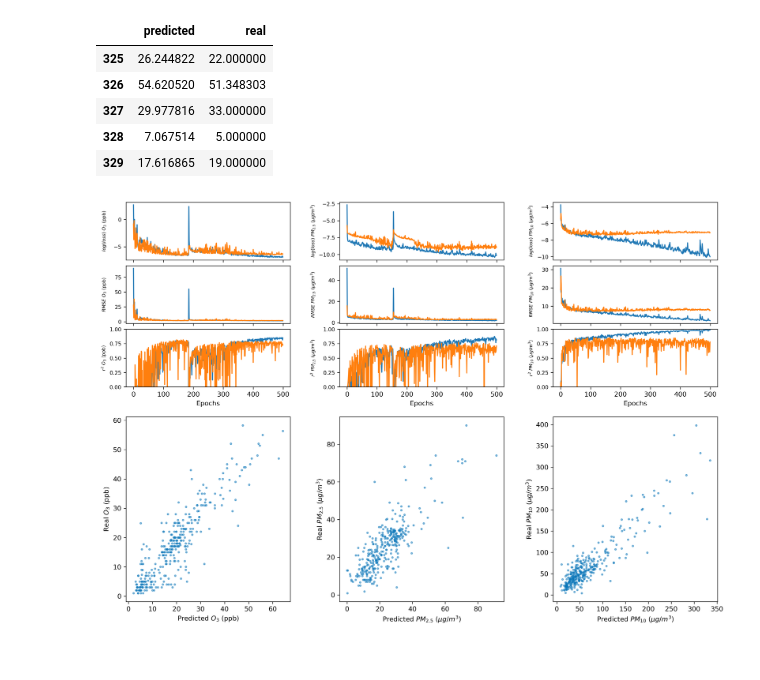
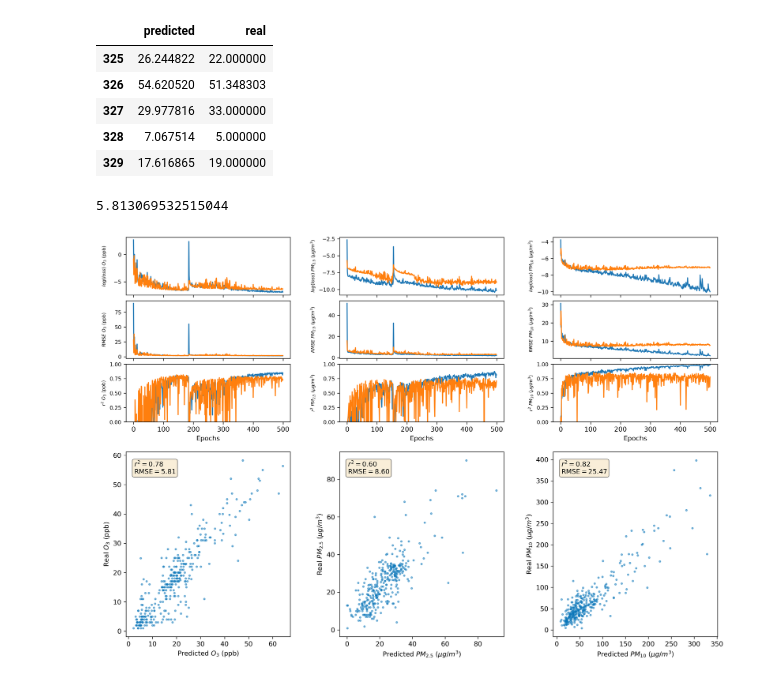
Before and after one commit to gucoloradoc/AQF, a Jupyter notebook: notebooks/Neural_networks_visualizations.ipynb, the cells around one changed output. Saved outputs shown, nothing was run; the diff lists cells and outputs as text; code cells hidden in the pictures.

Commit message:
Draft to editorial revision figures

```diff
--- a/notebooks/Neural_networks_visualizations.ipynb
+++ b/notebooks/Neural_networks_visualizations.ipynb
@@ -44,3 +47,8 @@ testmetrics[0].tail()
+# %%
+r2_score(testmetrics[0]['real'],testmetrics[0]['predicted'])
+np.sqrt(mean_squared_error(testmetrics[0]['real'],testmetrics[0]['predicted']))
+# %% [output]
+5.813069532515044
 # %%
 import matplotlib
 import matplotlib.pyplot as plt
@@ -53,6 +61,7 @@ testgrid = gridfig.add_gridspec(nrows=1, ncols=3, top= 0.48, bottom=0.05, hspace
 testsub=list()
 trainsub=list()
 
+props = dict(boxstyle='round', facecolor='wheat', alpha=0.5) #Text box properties
 for i,pol in enumerate(testmetrics):
 
     #Train metrics
@@ -62,38 +71,46 @@ for i,pol in enumerate(testmetrics):
         trainsub[i].append(gridfig.add_subplot(inner_grid[j]))
         if j!=2:
             trainsub[i][j].set_xticklabels([])
-
 
     #Loss
     trainsub[i][0].plot(trainmetrics[i]['epochs'],np.log(trainmetrics[i]['t_loss']))
     trainsub[i][0].plot(trainmetrics[i]['epochs'],np.log(trainmetrics[i]['val_loss']))
     trainsub[i][0].set_ylabel('$log(loss)$ '+polu_labels[i], **{'size':7})
     gridfig.align_ylabels(trainsub[i][:])
 
     #RMSE
     trainsub[i][1].plot(trainmetrics[i]['epochs'],trainmetrics[i]['t_rmse'])
     trainsub[i][1].plot(trainmetrics[i]['epochs'],trainmetrics[i]['val_rmse'])
     trainsub[i][1].set_ylabel('$RMSE$ '+polu_labels[i], **{'size':7})
 
     #r2
     trainsub[i][2].plot(trainmetrics[i]['epochs'],trainmetrics[i]['t_r2'])
     trainsub[i][2].plot(trainmetrics[i]['epochs'],trainmetrics[i]['val_r2'])
     trainsub[i][2].set_xlabel('Epochs')
     trainsub[i][2].set_ylabel('$r^2$ '+polu_labels[i], **{'size':7})
     trainsub[i][2].set_ylim([0,1])
 
     plt.draw()
     for j in range(3):
         #print(trainsub[i][j].get_yticklabels()[2])
         trainsub[i][j].set_yticklabels(trainsub[i][j].get_yticklabels(), **{'size':8})
 
     #Test plots
     testsub.append(gridfig.add_subplot(testgrid[i]))
     testsub[i].plot(pol['predicted'], pol['real'],**{'ls':'', 'marker':'.', 'ms':5, 'mec':'#0277BD', 'alpha':0.5})
     testsub[i].set_xlabel('Predicted '+ polu_labels[i])
     testsub[i].set_ylabel('Real '+ polu_labels[i])
 
+    r2_test=r2_score(testmetrics[i]['real'],testmetrics[i]['predicted'])
+    rmse_test=np.sqrt(mean_squared_error(testmetrics[i]['real'],testmetrics[i]['predicted']))
+
+    textstr = '\n'.join((
+    r'$ r^{2}=%.2f$' % (r2_test, ),
+    r'$\mathrm{RMSE}=%.2f$' % (rmse_test, )))
+    testsub[i].text(0.05, 0.95, textstr, transform=testsub[i].transAxes, fontsize=10,
+        verticalalignment='top', bbox=props)
+
 gridfig.savefig(path.join(figures_path,'DNN_results_metrics.jpg'))
 gridfig.savefig(path.join(figures_path,'DNN_results_metrics.pdf'), format='pdf')
 # %% [output]
-[figure, old version]
+[figure, new version]
```
Also changed, not shown: parts of 1 cell of this notebook, 6 other files.
